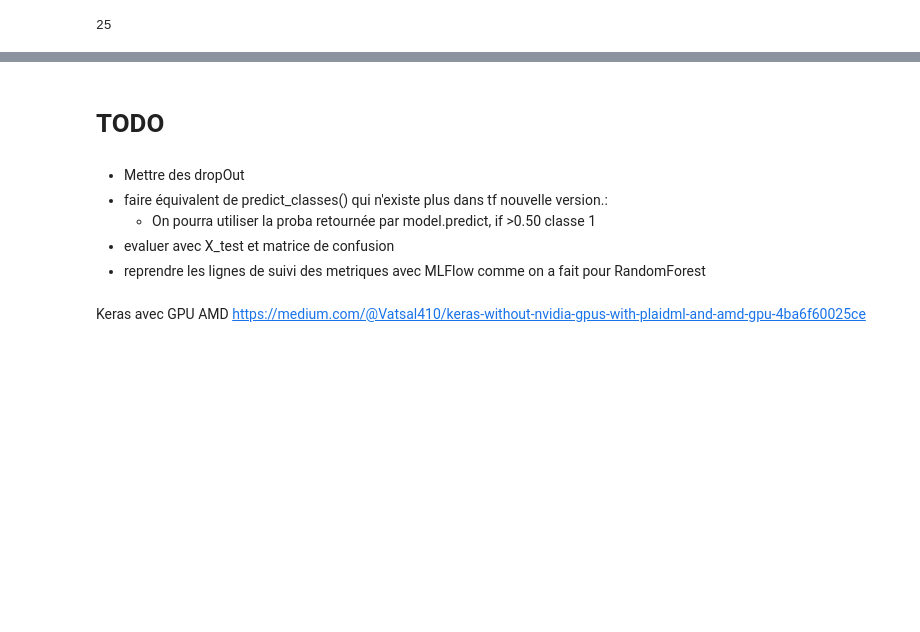
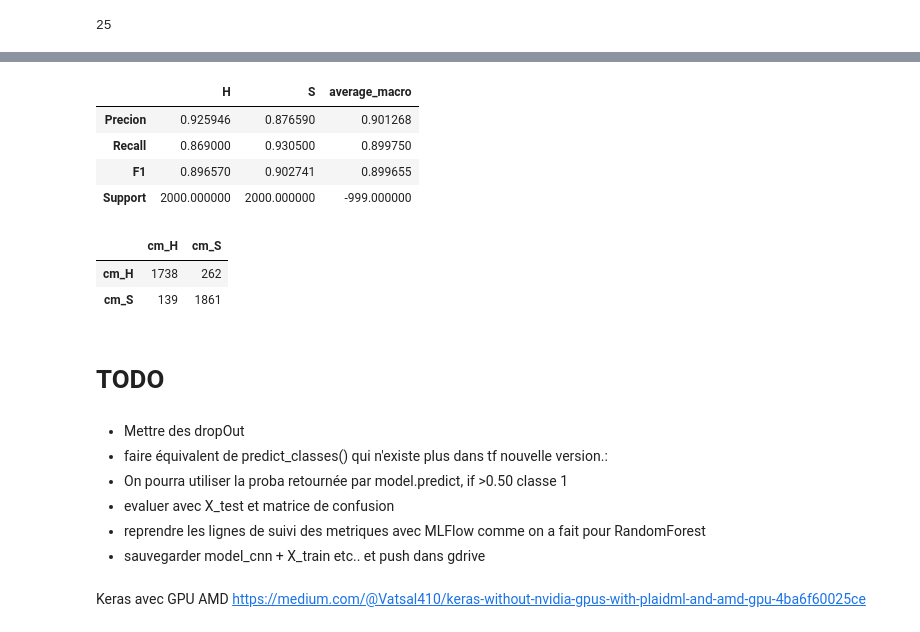
Before and after one commit to kbenmus02/A62-EquipeCV, a Jupyter notebook: notebook/iteration_3_model_5_cnn_stratifed.ipynb, the cells around one changed output, grey strips where cells are left out. Cells and saved outputs as stored; diff of their text form; code cells hidden in the pictures; blank space fills up the shorter version.

```diff
--- a/notebook/iteration_3_model_5_cnn_stratifed.ipynb
+++ b/notebook/iteration_3_model_5_cnn_stratifed.ipynb
@@ -292,8 +294,44 @@ plot_history(history_5)
+# %%
+y_pred_proba = model_cnn_5.predict(X_test)
+# %%
+def get_classes(y_pred_proba: np.array, le:LabelEncoder) -> np.array:
+    y_pred_class_num = np.rint(y_pred_proba).astype(int)
+    y_pred_class_text = le.inverse_transform(y_pred_class_num.ravel())
+    return y_pred_class_text
+# %%
+y_pred = get_classes(y_pred_proba, le)
+# %%
+# create dataframe metrics
+df_metrics = pd.DataFrame(precision_recall_fscore_support(y_test, y_pred), columns = ["H", "S"],
+         index=["Precion", "Recall", "F1", "Support"])
+# add average column
+df_metrics["average_macro"] = precision_recall_fscore_support(y_test, y_pred, average = "macro")
+df_metrics = df_metrics.replace(np.nan, -999)
+sr_metrics = df_metrics.stack(dropna=False)
+
+df_confusion_matrix = pd.DataFrame(confusion_matrix(y_test, y_pred), columns = ["cm_H", "cm_S"], index = ["cm_H", "cm_S"])
+sr_confusion_matrix = df_confusion_matrix.stack()
+sr_metrics = pd.concat([sr_metrics, sr_confusion_matrix])
+# %%
+df_metrics
+# %% [output]
+|  | H | S | average_macro |
+| Precion | 0.925946 | 0.876590 | 0.901268 |
+| Recall | 0.869000 | 0.930500 | 0.899750 |
+| F1 | 0.896570 | 0.902741 | 0.899655 |
+| Support | 2000.000000 | 2000.000000 | -999.000000 |
+# %%
+df_confusion_matrix
+# %% [output]
+|  | cm_H | cm_S |
+| cm_H | 1738 | 262 |
+| cm_S | 139 | 1861 |
 # %% [markdown]
 # TODO
 # %% [markdown]
 * Mettre des dropOut
 * faire équivalent de predict_classes() qui n'existe plus dans tf nouvelle version.:
-    * On pourra utiliser la proba retournée par model.predict, if >0.50 classe 1
+*   On pourra utiliser la proba retournée par model.predict, if >0.50 classe 1
 * evaluer avec X_test et matrice de confusion
 * reprendre les lignes de suivi des metriques avec MLFlow comme on a fait pour RandomForest
+* sauvegarder model_cnn + X_train etc.. et push dans gdrive
```
Also changed, not shown: parts of 7 cells of this notebook, 6 other files.
